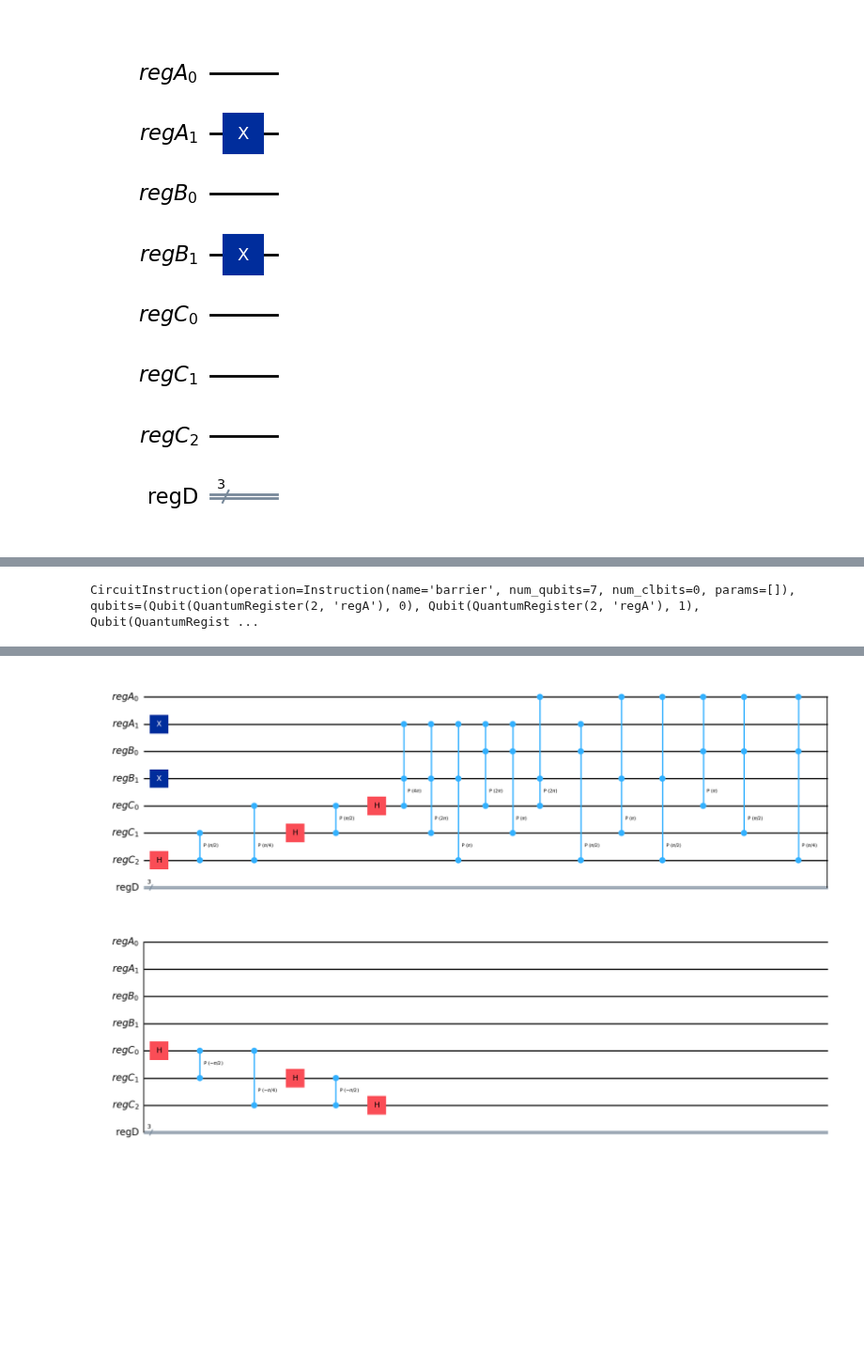
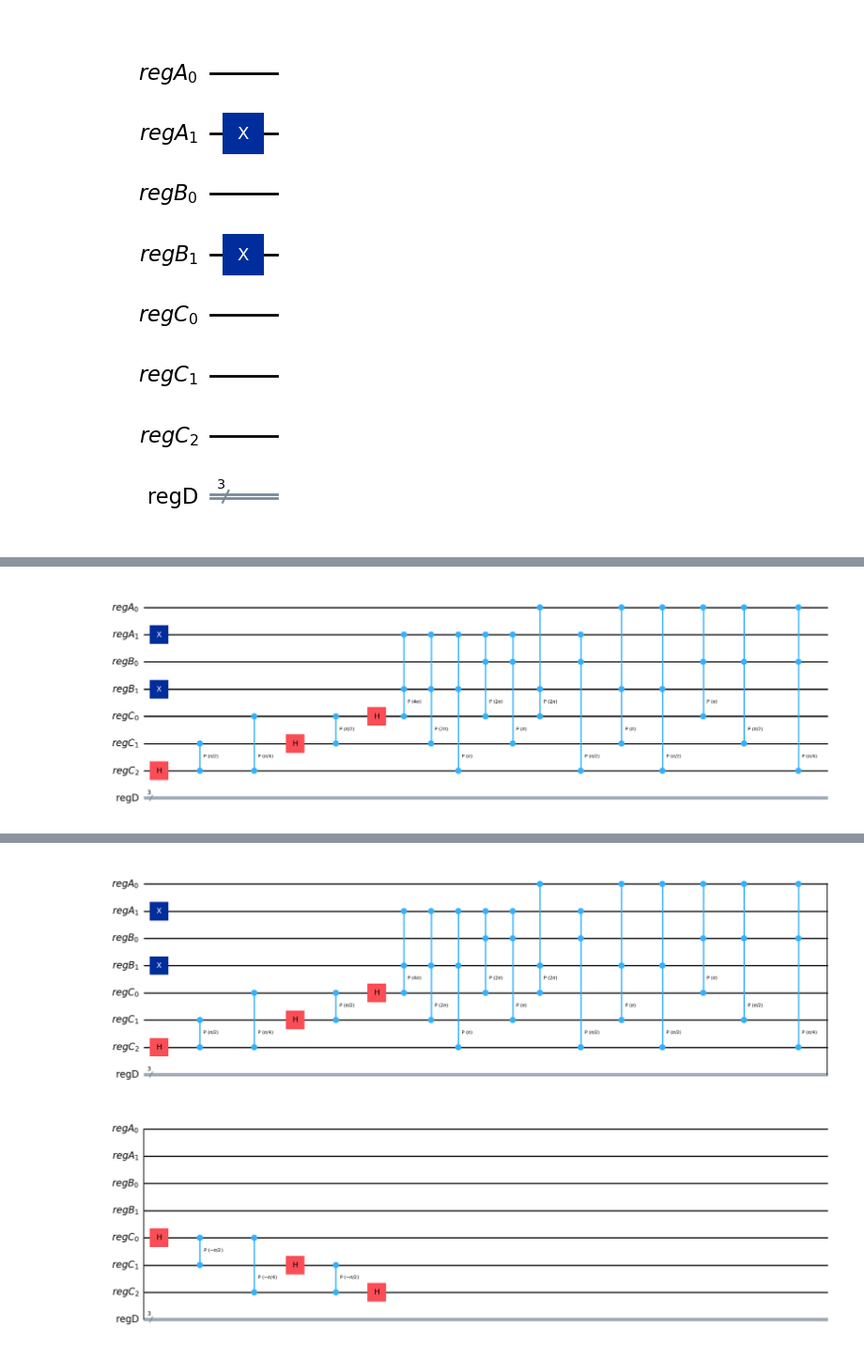
Before and after one commit to mforgo/Quantum-Examples, a Jupyter notebook: RGQFTMultiplier.ipynb, the cells around one changed output, grey strips where cells are left out. Shown at 94% size. Cells and saved outputs as stored; diff of their text form; code cells hidden in the pictures; blank space fills up the shorter version.

```diff
--- a/RGQFTMultiplier.ipynb
+++ b/RGQFTMultiplier.ipynb
@@ -159,12 +243,13 @@ CircuitInstruction(operation=Instruction(name='barrier', num_qubits=7, num_clbit
 # %%
-for target in range(1, maxInputLength + 1):
-    for control1 in range(1, maxInputLength + 1):
-        for control2 in range(1, outputDigits + 1):
-            lam = (2 * math.pi) / (2 ** (control + target + control2 - 2 * maxInputLength))
+for control1 in range(1, maxInputLength + 1):
+    for control2 in range(1, maxInputLength + 1):
+        for target in range(1, outputDigits + 1):
+            lam = (2 * math.pi) / (2 ** (control2 + control1 + target - 2 * maxInputLength))
             qc.append(
                 PhaseGate(lam).control(2),
-                [regA[maxInputLength - target], regB[maxInputLength - control], regC[control2 - 1]],
+                [regA[maxInputLength - control1], regB[maxInputLength - control2], regC[target - 1]],
             )
 qc.barrier()
+qc.draw("mpl", plot_barriers=False)
 # %% [output]
-CircuitInstruction(operation=Instruction(name='barrier', num_qubits=7, num_clbits=0, params=[]), qubits=(Qubit(QuantumRegister(2, 'regA'), 0), Qubit(QuantumRegister(2, 'regA'), 1), Qubit(QuantumRegist ...
+[figure, added]
```
Also changed, not shown: parts of 13 cells of this notebook.
